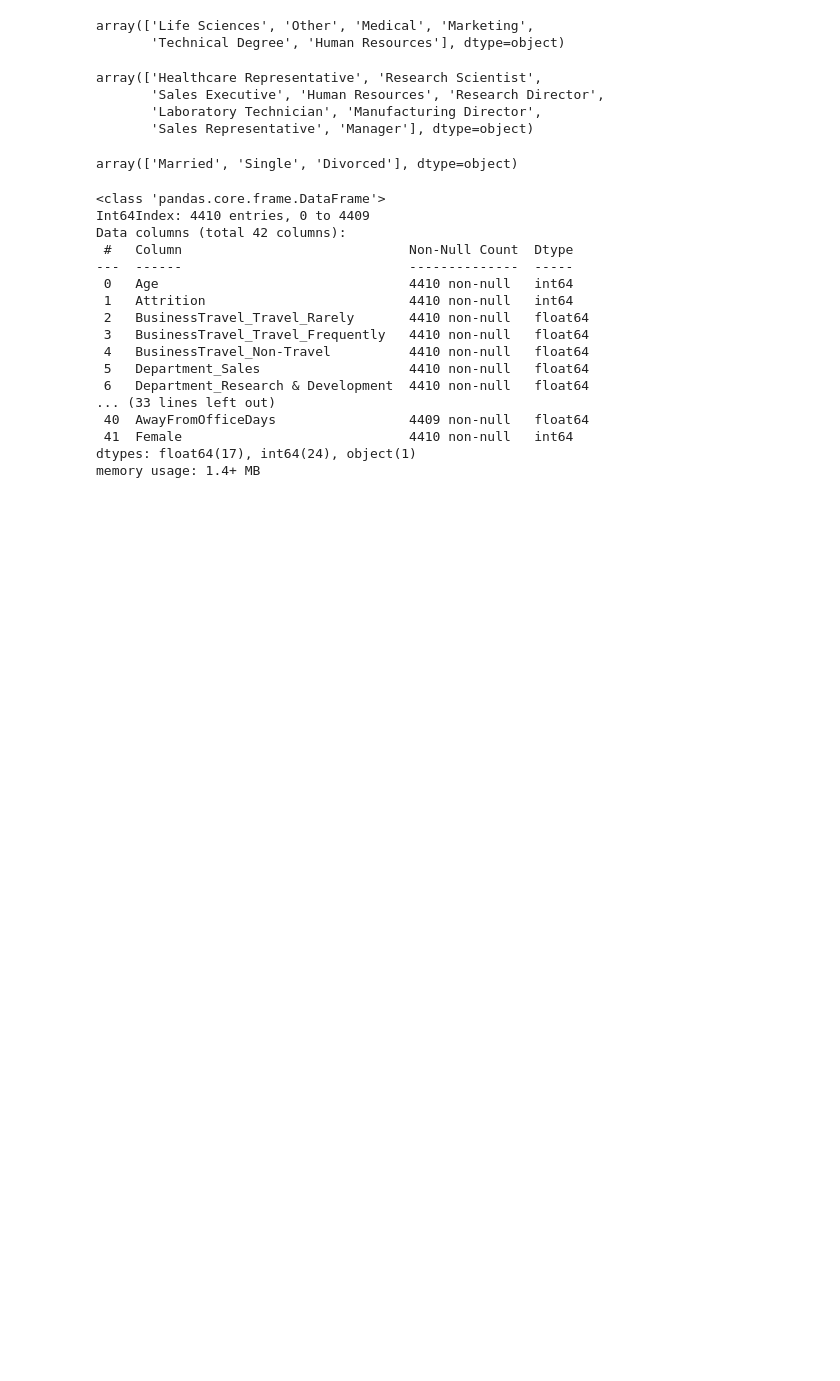
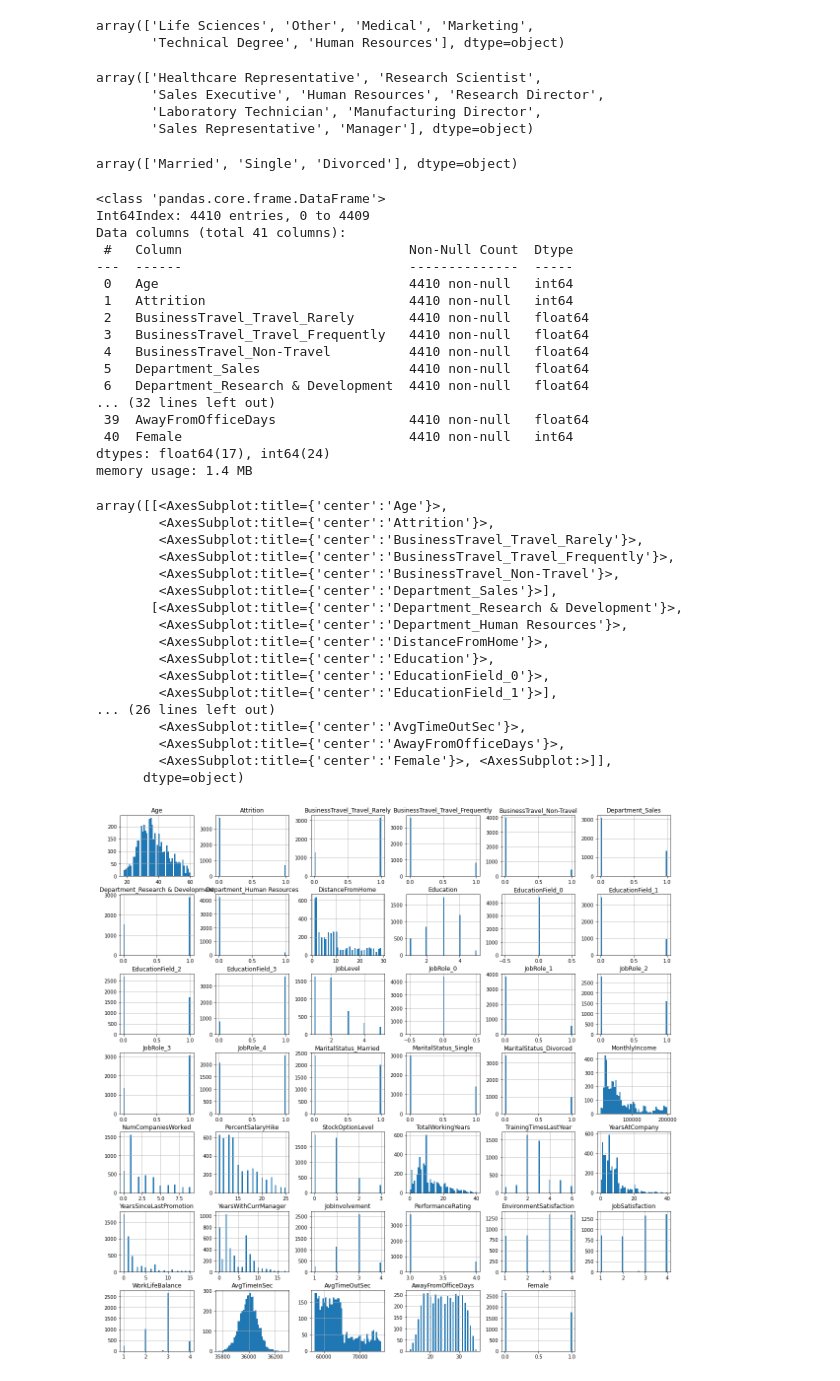
Before and after one commit to luisfangulop/hr-attrition, a Jupyter notebook: model.ipynb, the cells around one changed output. Drawn from its saved outputs; the diff is of its cells as text; code cells hidden in the pictures; blank space fills up the shorter version.

```diff
--- a/model.ipynb
+++ b/model.ipynb
@@ -13,6 +25,8 @@ import category_encoders as ce
 g_df = pd.read_pickle("./employee_df.pkl")
 # %% [markdown]
 Que tipo de variables categoricas hay y cuales son sus valores?
+# %%
+g_df.drop('EmployeeID', inplace=True, axis=1)
 # %%
 g_df.BusinessTravel.unique()
 # %% [output]
@@ -62,7 +76,7 @@ g_df.info()
 # %% [output]
 <class 'pandas.core.frame.DataFrame'>
 Int64Index: 4410 entries, 0 to 4409
-Data columns (total 42 columns):
+Data columns (total 41 columns):
  #   Column                             Non-Null Count  Dtype
 ---  ------                             --------------  -----
  0   Age                                4410 non-null   int64
@@ -72,8 +86,8 @@ Data columns (total 42 columns):
  4   BusinessTravel_Non-Travel          4410 non-null   float64
  5   Department_Sales                   4410 non-null   float64
  6   Department_Research & Development  4410 non-null   float64
-... (33 lines left out)
- 40  AwayFromOfficeDays                 4409 non-null   float64
- 41  Female                             4410 non-null   int64
-dtypes: float64(17), int64(24), object(1)
-memory usage: 1.4+ MB
+... (32 lines left out)
+ 39  AwayFromOfficeDays                 4410 non-null   float64
+ 40  Female                             4410 non-null   int64
+dtypes: float64(17), int64(24)
+memory usage: 1.4 MB
@@ -81,0 +94,21 @@ g_df.EmployeeID.describe()
+# %%
+g_df.hist(bins=50, figsize=(20,20))
+# %% [output]
+array([[<AxesSubplot:title={'center':'Age'}>,
+        <AxesSubplot:title={'center':'Attrition'}>,
+        <AxesSubplot:title={'center':'BusinessTravel_Travel_Rarely'}>,
+        <AxesSubplot:title={'center':'BusinessTravel_Travel_Frequently'}>,
+        <AxesSubplot:title={'center':'BusinessTravel_Non-Travel'}>,
+        <AxesSubplot:title={'center':'Department_Sales'}>],
+       [<AxesSubplot:title={'center':'Department_Research & Development'}>,
+        <AxesSubplot:title={'center':'Department_Human Resources'}>,
+        <AxesSubplot:title={'center':'DistanceFromHome'}>,
+        <AxesSubplot:title={'center':'Education'}>,
+        <AxesSubplot:title={'center':'EducationField_0'}>,
+        <AxesSubplot:title={'center':'EducationField_1'}>],
+... (26 lines left out)
+        <AxesSubplot:title={'center':'AvgTimeOutSec'}>,
+        <AxesSubplot:title={'center':'AwayFromOfficeDays'}>,
+        <AxesSubplot:title={'center':'Female'}>, <AxesSubplot:>]],
+      dtype=object)
+[figure, added]
```
Also changed, not shown: parts of 21 cells of this notebook, 2 other files.
